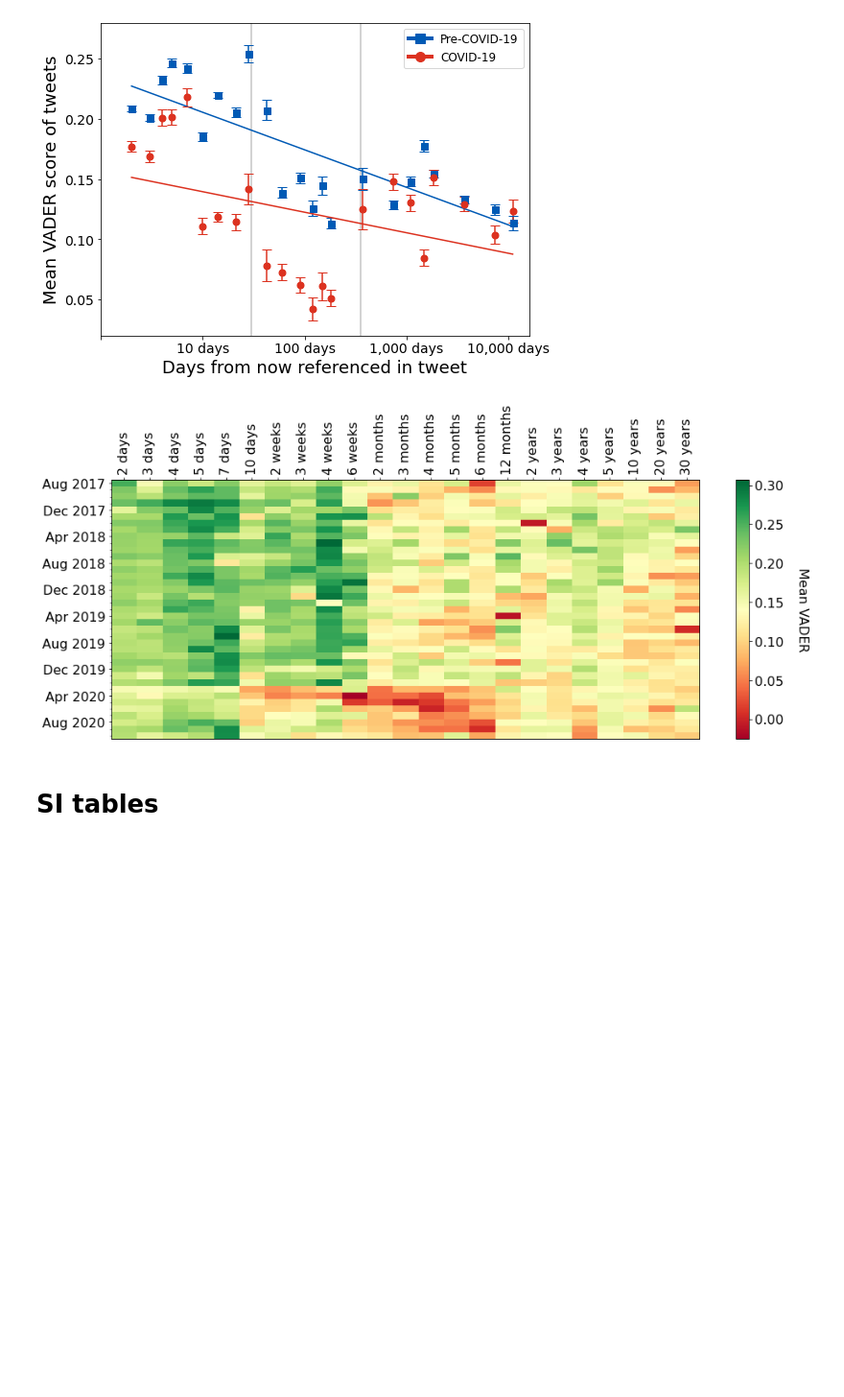
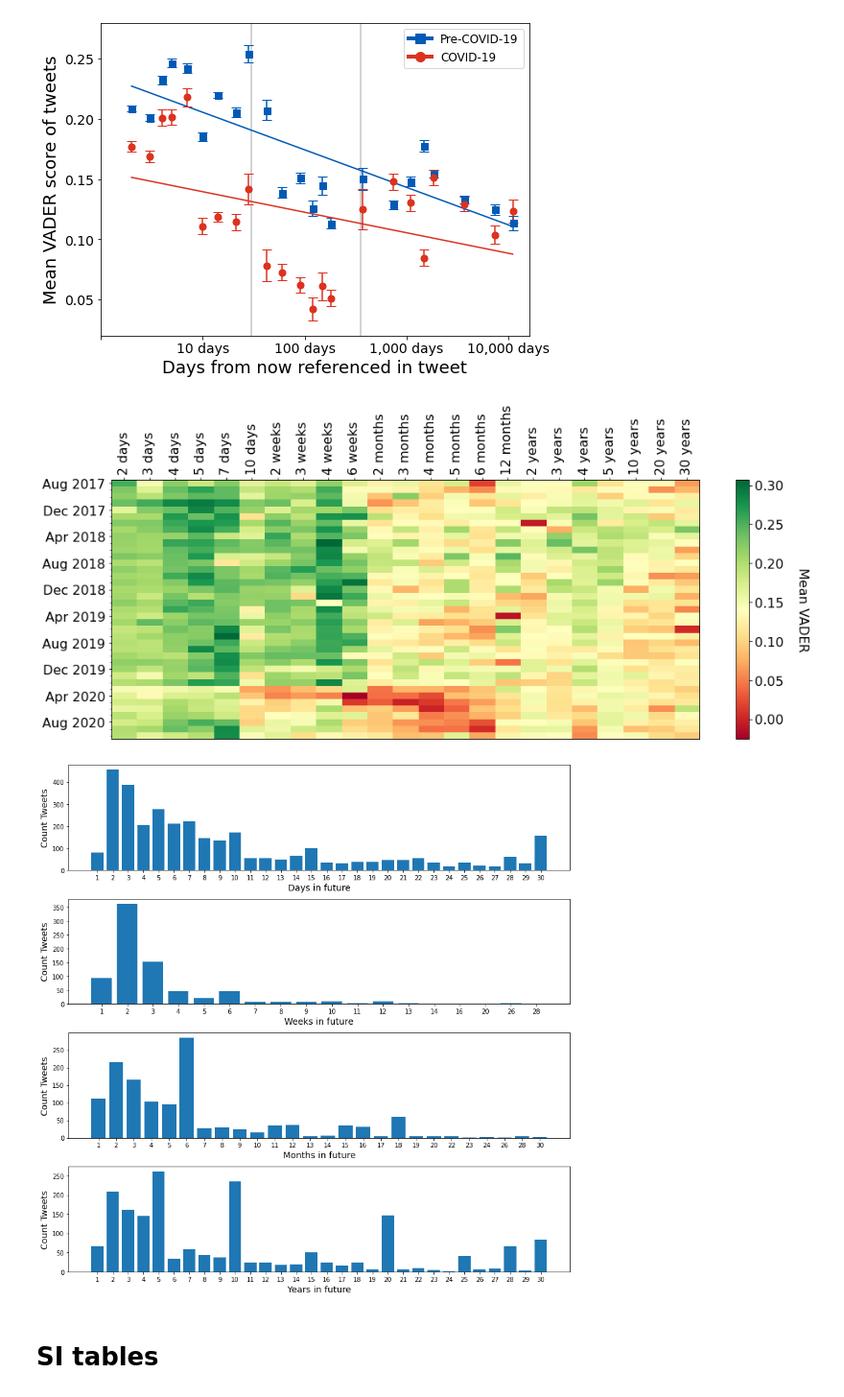
Before and after one commit to CalvinIsch/agents, a Jupyter notebook: Optimism_curve_SI.ipynb, the cells around one changed output. Shown: that part at 96% size. Saved outputs shown, nothing was run; the diff lists cells and outputs as text; code cells hidden in the pictures; blank space fills up the shorter version.

Commit message:
Add files via upload
Updated code to include sample validation

```diff
--- a/Optimism_curve_SI.ipynb
+++ b/Optimism_curve_SI.ipynb
@@ -593,6 +593,63 @@ plt.savefig("plots/heat_map.png",dpi=400)
 plt.show()
 # %% [output]
 [figure]
+# %%
+df_main = pd.read_csv('data/sample_validation.csv')
+
+day_phrases = ['1 day','2 days','3 days', '4 days', '5 days', '6 days', '7 days', '8 days','9 days', '10 days',
+               '11 days', '12 days', '13 days', '14 days','15 days', '16 days', '17 days', '18 days', '19 days', '20 days',
+               '21 days', '22 days', '23 days', '24 days', '25 days', '26 days','27 days', '28 days', '29 days', '30 days']
+num_tweets = [df_main.loc[df_main.tp == p].tp.count() for p in day_phrases]
+
+fig, axs = plt.subplots(4,1,figsize=(12,12))
+
+axs[0].bar(range(len(num_tweets)),num_tweets)
+axs[0].set_xticks(range(len(num_tweets)))
+axs[0].set_xticklabels([i[:i.index(' ')] for i in day_phrases])
+axs[0].set_xlabel("Days in future",fontsize=14)
+axs[0].set_ylabel("Count Tweets",fontsize=14)
+
+
+week_phrases = ['1 week','2 weeks', '3 weeks', '4 weeks', '5 weeks', '6 weeks', '7 weeks', '8 weeks', '9 weeks',
+                '10 weeks', '11 weeks', '12 weeks','13 weeks', '14 weeks', '16 weeks', '20 weeks', '26 weeks','28 weeks']
+
+num_tweets = [df_main.loc[df_main.tp == p].tp.count() for p in week_phrases]
+axs[1].bar(range(len(num_tweets)),num_tweets)
+axs[1].set_xticks(range(len(num_tweets)))
+axs[1].set_xticklabels([i[:i.index(' ')] for i in week_phrases])
+axs[1].set_xlabel("Weeks in future",fontsize=14)
+axs[1].set_ylabel("Count Tweets",fontsize=14)
+
+month_phrases = ['1 month','2 months', '3 months', '4 months', '5 months','6 months', '7 months', '8 months', '9 months', '10 months',
+                 '11 months', '12 months', '13 months', '14 months', '15 months','16 months', '17 months', '18 months', '19 months', '20 months',
+                 '22 months', '23 months', '24 months', '26 months', '28 months','30 months']
+
+
+num_tweets = [df_main.loc[df_main.tp == p].tp.count() for p in month_phrases]
+axs[2].bar(range(len(num_tweets)),num_tweets)
+axs[2].set_xticks(range(len(num_tweets)))
+axs[2].set_xticklabels([i[:i.index(' ')] for i in month_phrases])
+axs[2].set_xlabel("Months in future",fontsize=14)
+axs[2].set_ylabel("Count Tweets",fontsize=14)
+
+
+
+year_phrases = ['1 year','2 years', '3 years','4 years', '5 years', '6 years', '7 years', '8 years', '9 years',
+       '10 years', '11 years', '12 years', '13 years', '14 years','15 years', '16 years', '17 years', '18 years', '19 years',
+       '20 years', '21 years', '22 years', '23 years', '24 years','25 years', '26 years', '27 years', '28 years', '29 years','30 years']
+
+num_tweets = [df_main.loc[df_main.tp == p].tp.count() for p in year_phrases]
+axs[3].bar(range(len(num_tweets)),num_tweets)
+axs[3].set_xticks(range(len(num_tweets)))
+axs[3].set_xticklabels([i[:i.index(' ')] for i in year_phrases])
+axs[3].set_xlabel("Years in future",fontsize=14)
+axs[3].set_ylabel("Count Tweets",fontsize=14)
+
+plt.tight_layout()
+plt.savefig("plots/Sample_validation.png")
+plt.show()
+# %% [output]
+[figure, added]
 # %% [markdown]
 # SI tables
 # %%
```
